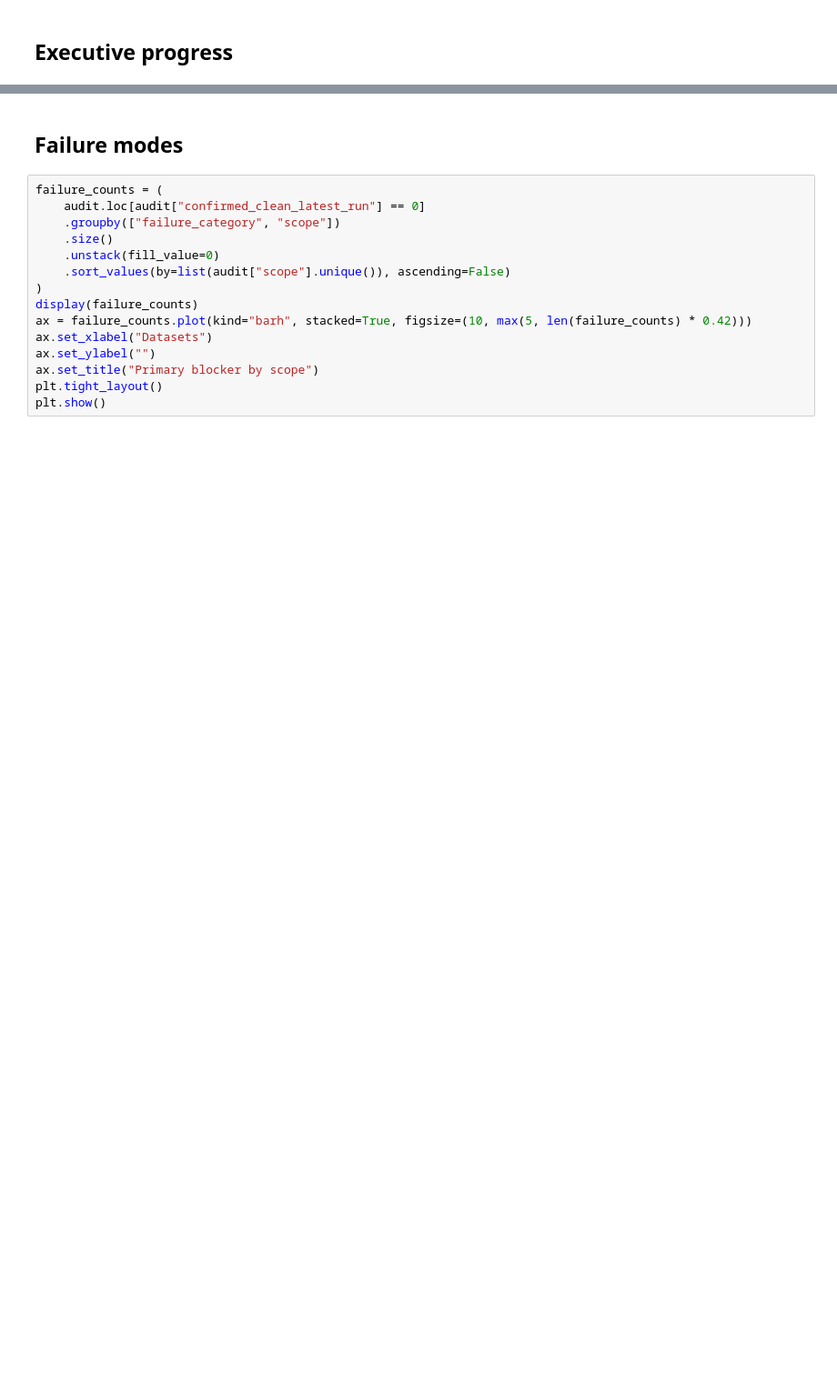
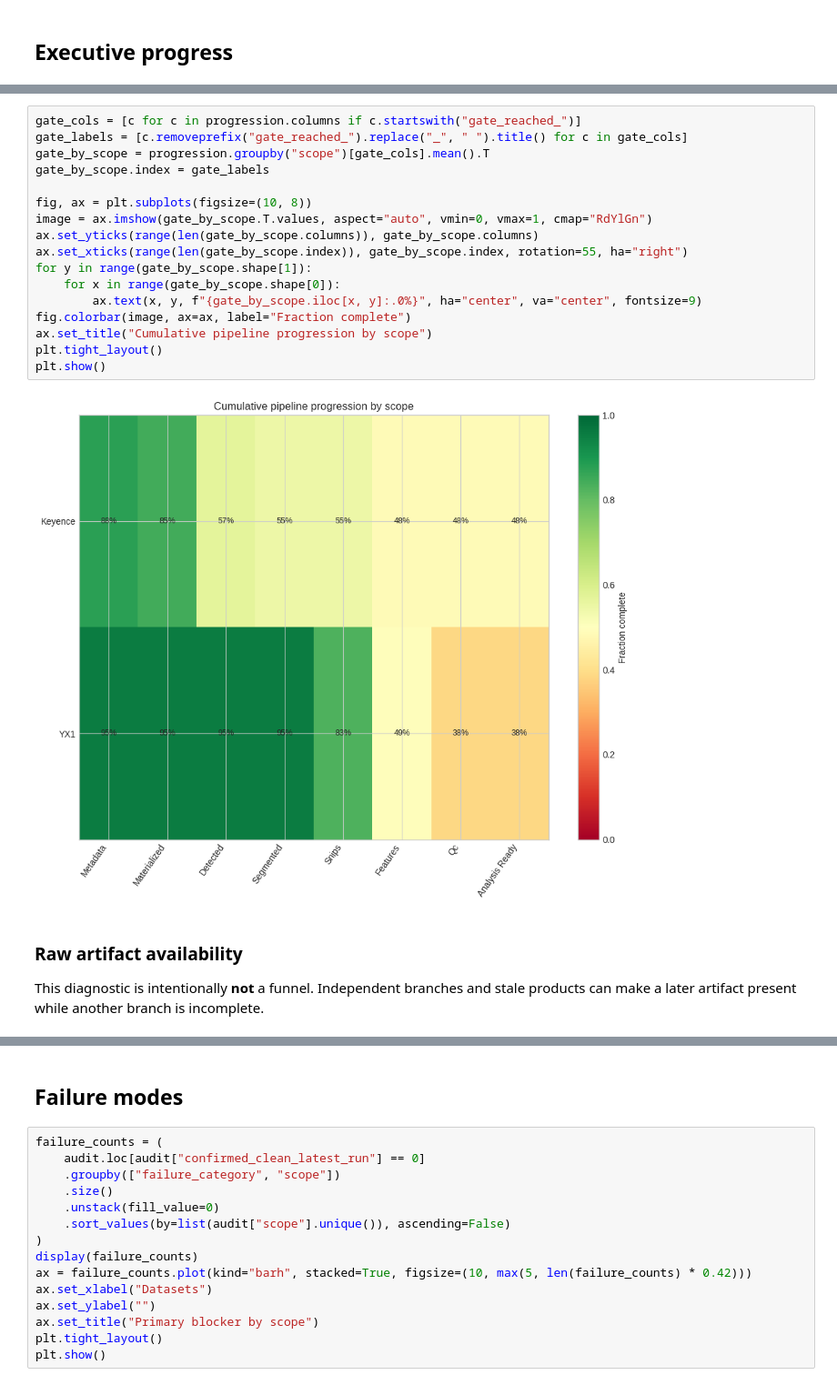
Before and after one commit to Marazzano/morphseq, a Jupyter notebook: results/nlammers/20260726_pipeline_failure_audit/pipeline_failure_dashboard.ipynb, the cells around one changed output, grey strips where cells are left out. Shown at 91% size. Drawn from its saved outputs; the diff is of its cells as text; blank space fills up the shorter version.

```diff
--- a/results/nlammers/20260726_pipeline_failure_audit/pipeline_failure_dashboard.ipynb
+++ b/results/nlammers/20260726_pipeline_failure_audit/pipeline_failure_dashboard.ipynb
@@ -69,3 +60,27 @@ plt.show()
+# %%
+gate_cols = [c for c in progression.columns if c.startswith("gate_reached_")]
+gate_labels = [c.removeprefix("gate_reached_").replace("_", " ").title() for c in gate_cols]
+gate_by_scope = progression.groupby("scope")[gate_cols].mean().T
+gate_by_scope.index = gate_labels
+
+fig, ax = plt.subplots(figsize=(10, 8))
+image = ax.imshow(gate_by_scope.T.values, aspect="auto", vmin=0, vmax=1, cmap="RdYlGn")
+ax.set_yticks(range(len(gate_by_scope.columns)), gate_by_scope.columns)
+ax.set_xticks(range(len(gate_by_scope.index)), gate_by_scope.index, rotation=55, ha="right")
+for y in range(gate_by_scope.shape[1]):
+    for x in range(gate_by_scope.shape[0]):
+        ax.text(x, y, f"{gate_by_scope.iloc[x, y]:.0%}", ha="center", va="center", fontsize=9)
+fig.colorbar(image, ax=ax, label="Fraction complete")
+ax.set_title("Cumulative pipeline progression by scope")
+plt.tight_layout()
+plt.show()
+# %% [output]
+[figure, added]
+# %% [markdown]
+### Raw artifact availability
+
+This diagnostic is intentionally **not** a funnel. Independent branches and stale products can
+make a later artifact present while another branch is incomplete.
 # %%
 stage_cols = [c for c in audit.columns if c.startswith("stage_")]
 stage_labels = [c.removeprefix("stage_").replace("_", " ").title() for c in stage_cols]
```
Also changed, not shown: parts of 18 cells of this notebook, 14 other files.
